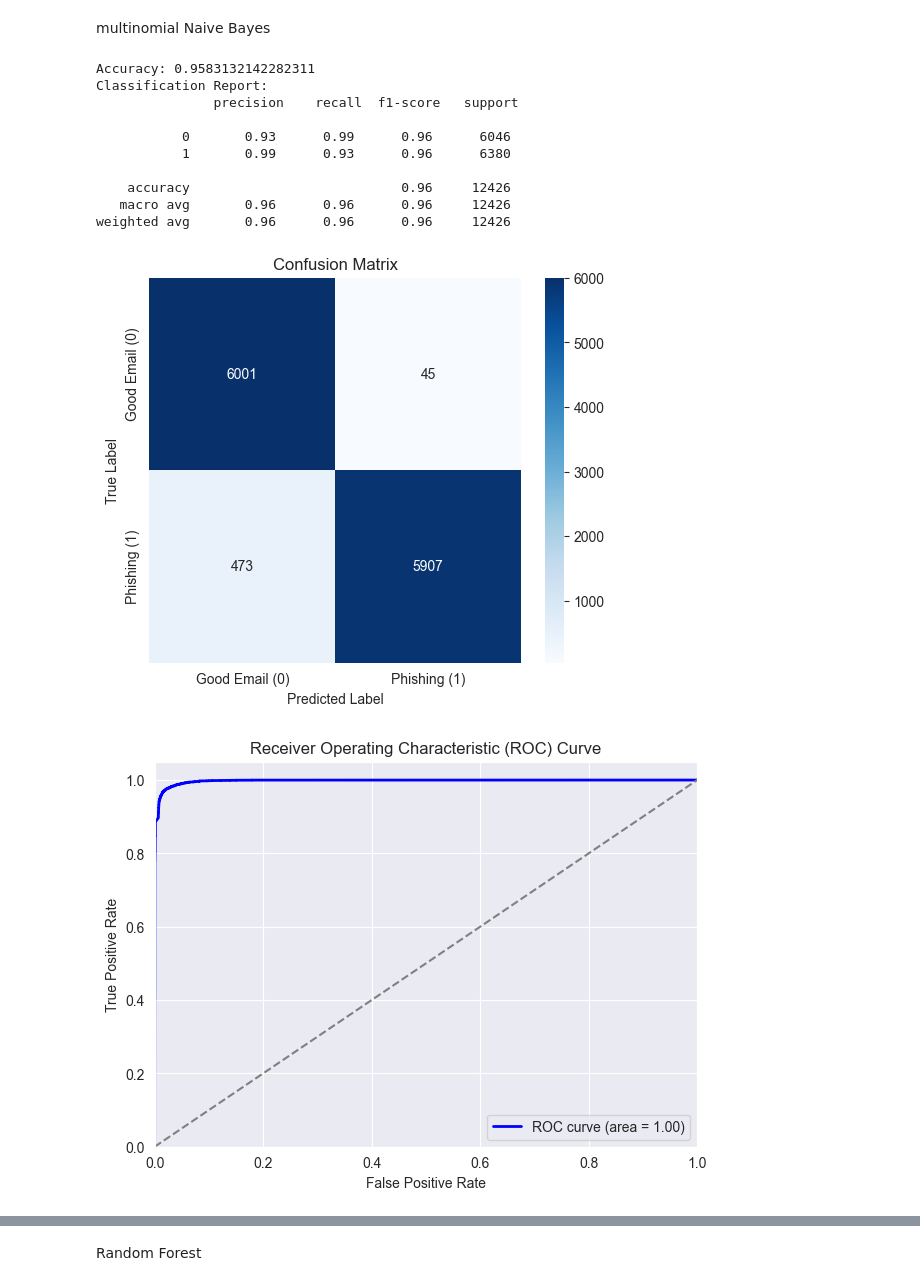
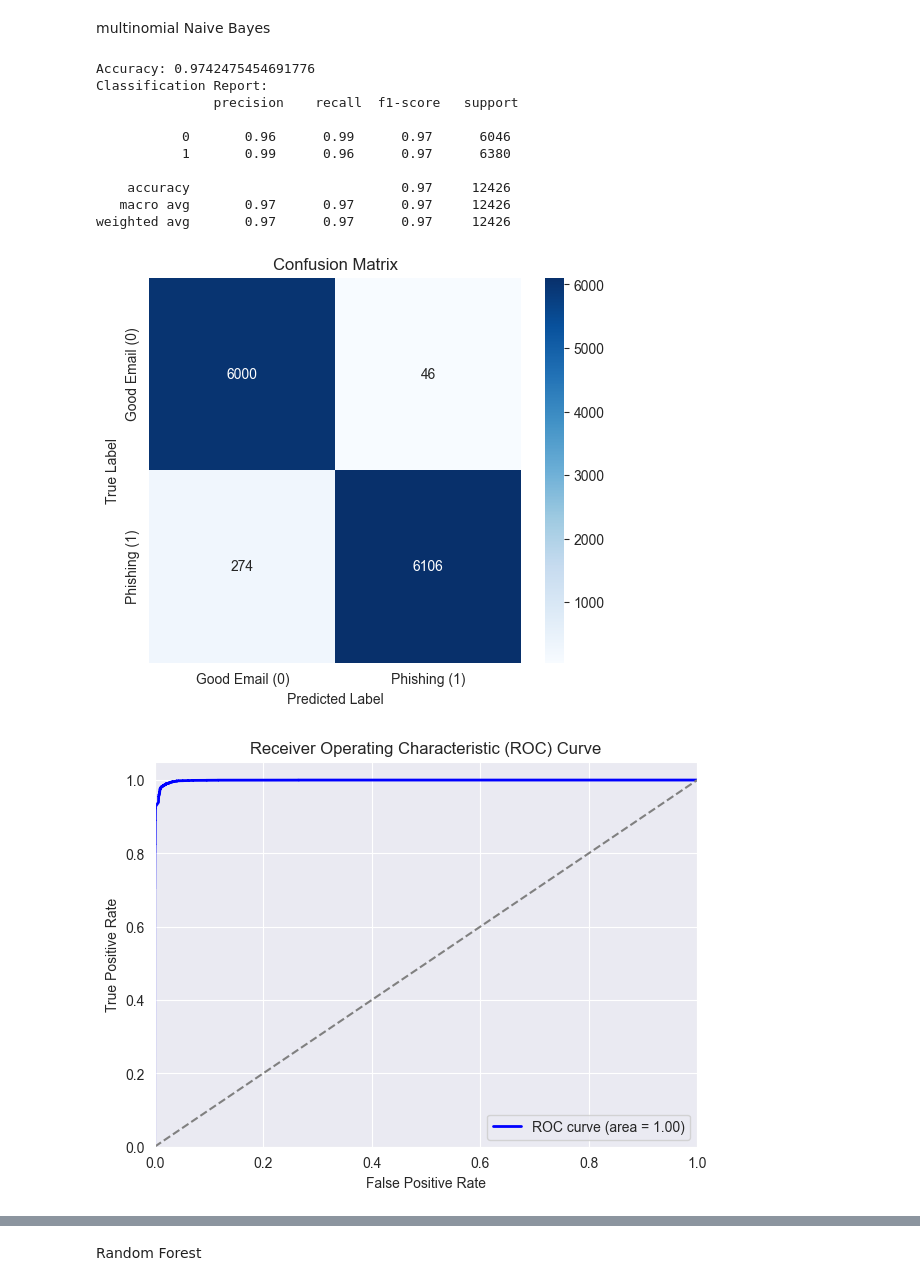
Before and after one commit to IngridSin/CyberSentinelML, a Jupyter notebook: IM/scripts/combine3.ipynb, the cells around one changed output, grey strips where cells are left out. Cells and saved outputs as stored; diff of their text form; code cells hidden in the pictures.

```diff
--- a/IM/scripts/combine3.ipynb
+++ b/IM/scripts/combine3.ipynb
@@ -86,7 +86,7 @@ y = df['label']
 X_train, X_test, y_train, y_test = train_test_split(X_combined, y, test_size=0.2, random_state=42)
 
 # Train Naive Bayes Model
-nb_model = MultinomialNB()
+nb_model = MultinomialNB(alpha=0.02)
 nb_model.fit(X_train, y_train)
 
 # Predictions
@@ -97,51 +97,38 @@ y_pred_proba = nb_model.predict_proba(X_test)[:, 1]
 print("Accuracy:", accuracy_score(y_test, y_pred))
 print("Classification Report:\n", classification_report(y_test, y_pred))
 
 # Confusion Matrix
 cm = confusion_matrix(y_test, y_pred)
 plt.figure(figsize=(6, 5))
 sns.heatmap(cm, annot=True, fmt="d", cmap="Blues", xticklabels=['Good Email (0)', 'Phishing (1)'], yticklabels=['Good Email (0)', 'Phishing (1)'])
 plt.xlabel("Predicted Label")
 plt.ylabel("True Label")
 plt.title("Confusion Matrix")
 plt.show()
 
 # ROC Curve
 fpr, tpr, _ = roc_curve(y_test, y_pred_proba)
 roc_auc = auc(fpr, tpr)
 plt.figure(figsize=(7, 5))
 plt.plot(fpr, tpr, color="blue", lw=2, label="ROC curve (area = %0.2f)" % roc_auc)
 plt.plot([0, 1], [0, 1], color="gray", linestyle="--")
 plt.xlim([0.0, 1.0])
 plt.ylim([0.0, 1.05])
 plt.xlabel("False Positive Rate")
 plt.ylabel("True Positive Rate")
 plt.title("Receiver Operating Characteristic (ROC) Curve")
 plt.legend(loc="lower right")
 plt.show()
-
-
-# Compute sum of absolute log probabilities for each feature category
-sender_importance = np.sum(np.abs(nb_model.feature_log_prob_[:, :X_sender.shape[1]]))
-subject_importance = np.sum(np.abs(nb_model.feature_log_prob_[:, X_sender.shape[1]:X_sender.shape[1] + X_subject.shape[1]]))
-body_importance = np.sum(np.abs(nb_model.feature_log_prob_[:, X_sender.shape[1] + X_subject.shape[1]:]))
-
-total_importance = sender_importance + subject_importance + body_importance
-
-print("Sender Contribution:", sender_importance / total_importance)
-print("Subject Contribution:", subject_importance / total_importance)
-print("Body Contribution:", body_importance / total_importance)
-print("Total Contribution:", total_importance)
 # %% [output]
-Accuracy: 0.9583132142282311
+Accuracy: 0.9742475454691776
 Classification Report:
                precision    recall  f1-score   support
 
-           0       0.93      0.99      0.96      6046
-           1       0.99      0.93      0.96      6380
+           0       0.96      0.99      0.97      6046
+           1       0.99      0.96      0.97      6380
 
-    accuracy                           0.96     12426
-   macro avg       0.96      0.96      0.96     12426
-weighted avg       0.96      0.96      0.96     12426
+    accuracy                           0.97     12426
+   macro avg       0.97      0.97      0.97     12426
+weighted avg       0.97      0.97      0.97     12426
-[figure, old version]
+[figure, new version]
-[figure, old version]
+[figure, new version]
```
Also changed, not shown: parts of 19 cells of this notebook.
